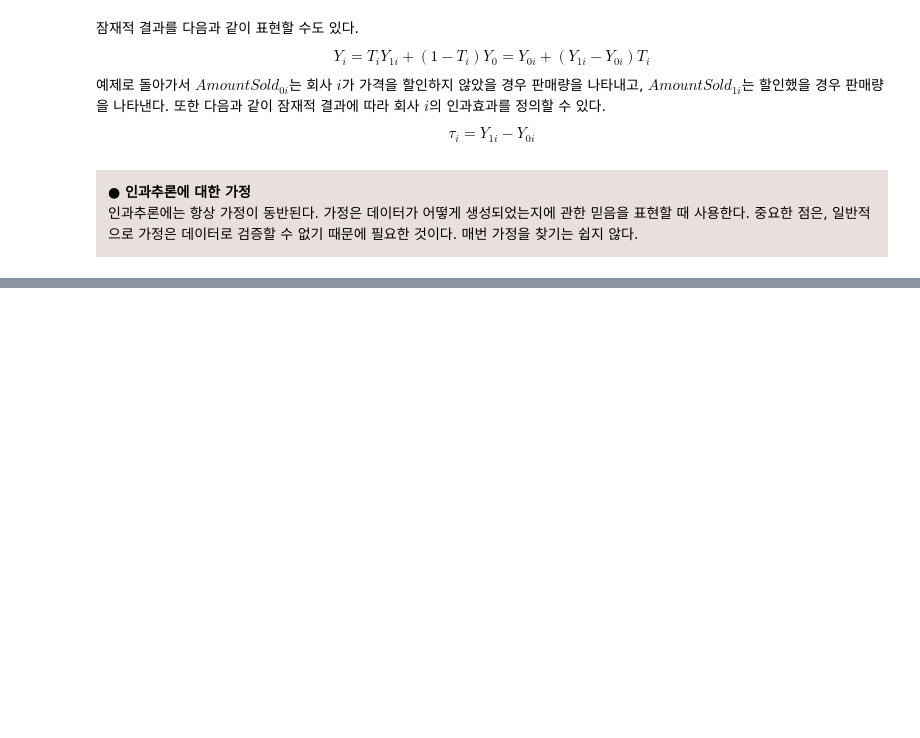
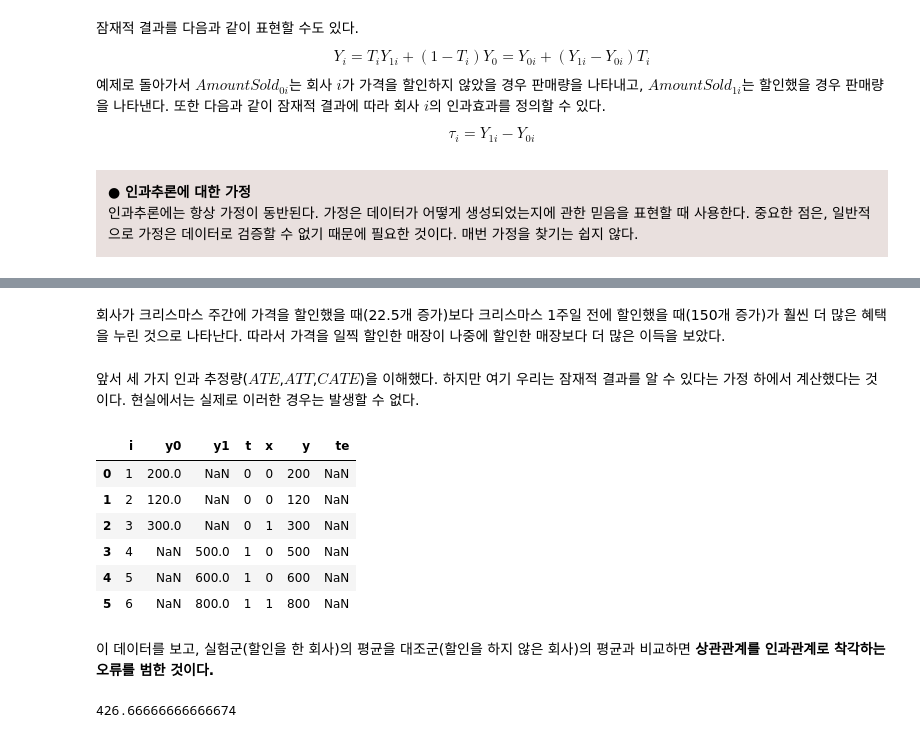
Before and after one commit to csw0625/Causal_Inference, a Jupyter notebook: Ch01.Introduction_to_causal_inference.ipynb, the cells around one changed output, grey strips where cells are left out. Cells and saved outputs as stored; diff of their text form; code cells hidden in the pictures; blank space fills up the shorter version.

```diff
--- a/Ch01.Introduction_to_causal_inference.ipynb
+++ b/Ch01.Introduction_to_causal_inference.ipynb
@@ -228,0 +371,25 @@ $$
+# %% [markdown]
+회사가 크리스마스 주간에 가격을 할인했을 때(22.5개 증가)보다 크리스마스 1주일 전에 할인했을 때(150개 증가)가 훨씬 더 많은 혜택을 누린 것으로 나타난다. 따라서 가격을 일찍 할인한 매장이 나중에 할인한 매장보다 더 많은 이득을 보았다.
+# %% [markdown]
+앞서 세 가지 인과 추정량($ATE$,$ATT$,$CATE$)을 이해했다. 하지만 여기 우리는 잠재적 결과를 알 수 있다는 가정 하에서 계산했다는 것이다. 현실에서는 실제로 이러한 경우는 발생할 수 없다.
+# %%
+raw_data_obs={'i':i,'y0':[200,120,300,np.nan,np.nan,np.nan],'y1':[np.nan,np.nan,np.nan,500,600,800],'t':[0,0,0,1,1,1],'x':[0,0,1,0,0,1],
+              'y':[200,120,300,500,600,800],'te':[np.nan,np.nan,np.nan,np.nan,np.nan,np.nan]}
+
+sales_data_obs = pd.DataFrame(raw_data_obs,columns=raw_data_obs.keys())
+sales_data_obs
+# %% [output]
+|  | i | y0 | y1 | t | x | y | te |
+| 0 | 1 | 200.0 | NaN | 0 | 0 | 200 | NaN |
+| 1 | 2 | 120.0 | NaN | 0 | 0 | 120 | NaN |
+| 2 | 3 | 300.0 | NaN | 0 | 1 | 300 | NaN |
+| 3 | 4 | NaN | 500.0 | 1 | 0 | 500 | NaN |
+| 4 | 5 | NaN | 600.0 | 1 | 0 | 600 | NaN |
+| 5 | 6 | NaN | 800.0 | 1 | 1 | 800 | NaN |
+# %% [markdown]
+이 데이터를 보고, 실험군(할인을 한 회사)의 평균을 대조군(할인을 하지 않은 회사)의 평균과 비교하면 **상관관계를 인과관계로 착각하는 오류를 범한 것이다.**
+# %%
+Wrong_ATE = sales_data_obs[sales_data_obs['t']==1]['y1'].mean() - sales_data_obs[sales_data_obs['t']==0]['y0'].mean()
+print(Wrong_ATE)
+# %% [output]
+426.66666666666674
```
Also changed, not shown: parts of 70 cells of this notebook.
